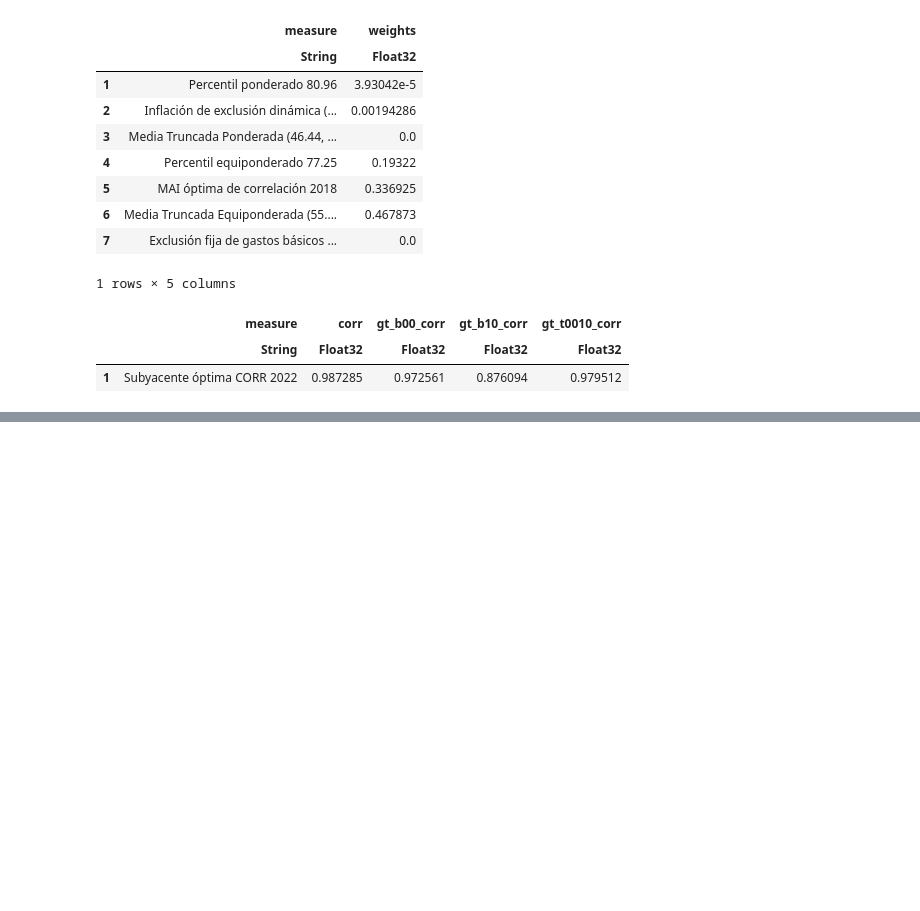
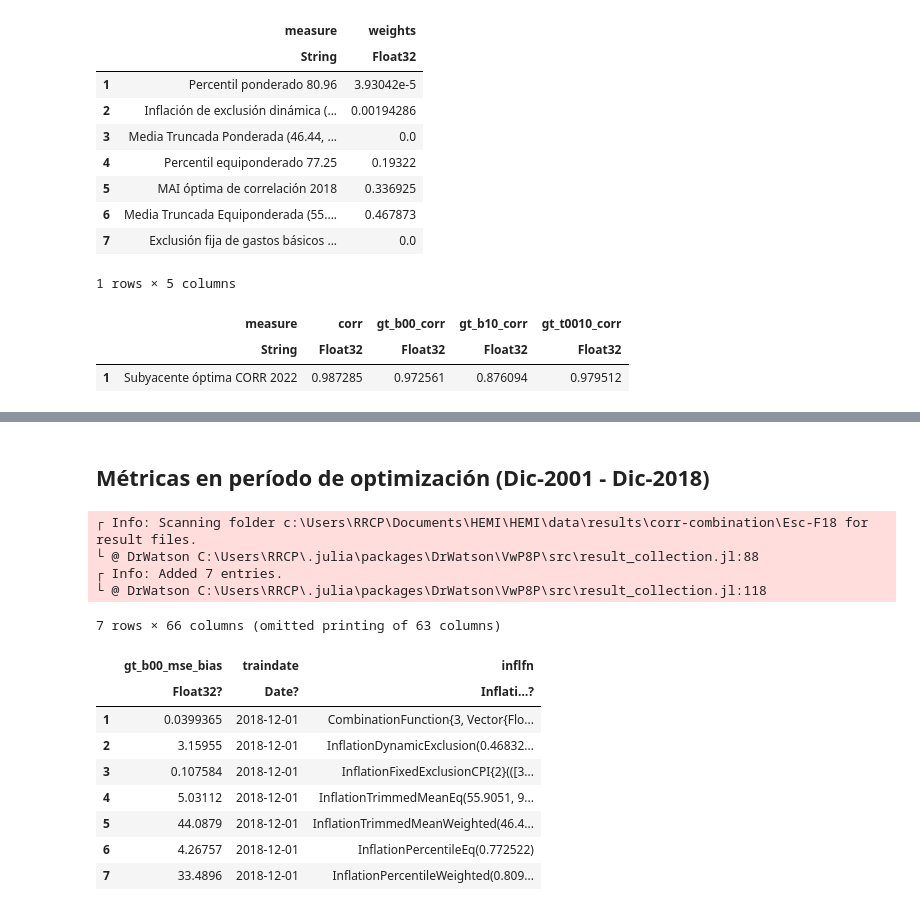
Before and after one commit to DIE-BG/HEMI.jl, a Jupyter notebook: notebooks/historic-combination-metrics/corr-combination-metrics.ipynb, the cells around one changed output, grey strips where cells are left out. Saved outputs shown, nothing was run; the diff lists cells and outputs as text; code cells hidden in the pictures; blank space fills up the shorter version.

```diff
--- a/notebooks/historic-combination-metrics/corr-combination-metrics.ipynb
+++ b/notebooks/historic-combination-metrics/corr-combination-metrics.ipynb
@@ -118,0 +135,28 @@ select(comb_metrics_df, :measure, r"corr")
+# %% [markdown]
+## Métricas en período de optimización (Dic-2001 - Dic-2018)
+# %%
+## Directorios de resultados
+config_savepath = datadir("results", "corr-combination", "Esc-F18")
+tray_dir = datadir(config_savepath, "tray_infl")
+
+# CountryStructure con datos hasta período de evaluación
+gtdata_eval = gtdata[Date(2018, 12)]
+
+# DataFrame con resultados de evaluación hasta dic-18
+df_results = collect_results(config_savepath)
+df_results
+# %% [output]
+┌ Info: Scanning folder c:\Users\RRCP\Documents\HEMI\HEMI\data\results\corr-combination\Esc-F18 for result files.
+└ @ DrWatson C:\Users\RRCP\.julia\packages\DrWatson\VwP8P\src\result_collection.jl:88
+┌ Info: Added 7 entries.
+└ @ DrWatson C:\Users\RRCP\.julia\packages\DrWatson\VwP8P\src\result_collection.jl:118
+7 rows × 66 columns (omitted printing of 63 columns)
+|  | gt_b00_mse_bias | traindate | inflfn |
+|  | Float32? | Date? | Inflati…? |
+| 1 | 0.0399365 | 2018-12-01 | CombinationFunction{3, Vector{Flo... |
+| 2 | 3.15955 | 2018-12-01 | InflationDynamicExclusion(0.46832... |
+| 3 | 0.107584 | 2018-12-01 | InflationFixedExclusionCPI{2}(([3... |
+| 4 | 5.03112 | 2018-12-01 | InflationTrimmedMeanEq(55.9051, 9... |
+| 5 | 44.0879 | 2018-12-01 | InflationTrimmedMeanWeighted(46.4... |
+| 6 | 4.26757 | 2018-12-01 | InflationPercentileEq(0.772522) |
+| 7 | 33.4896 | 2018-12-01 | InflationPercentileWeighted(0.809... |
```
Also changed, not shown: parts of 15 cells of this notebook, 2 other files.
